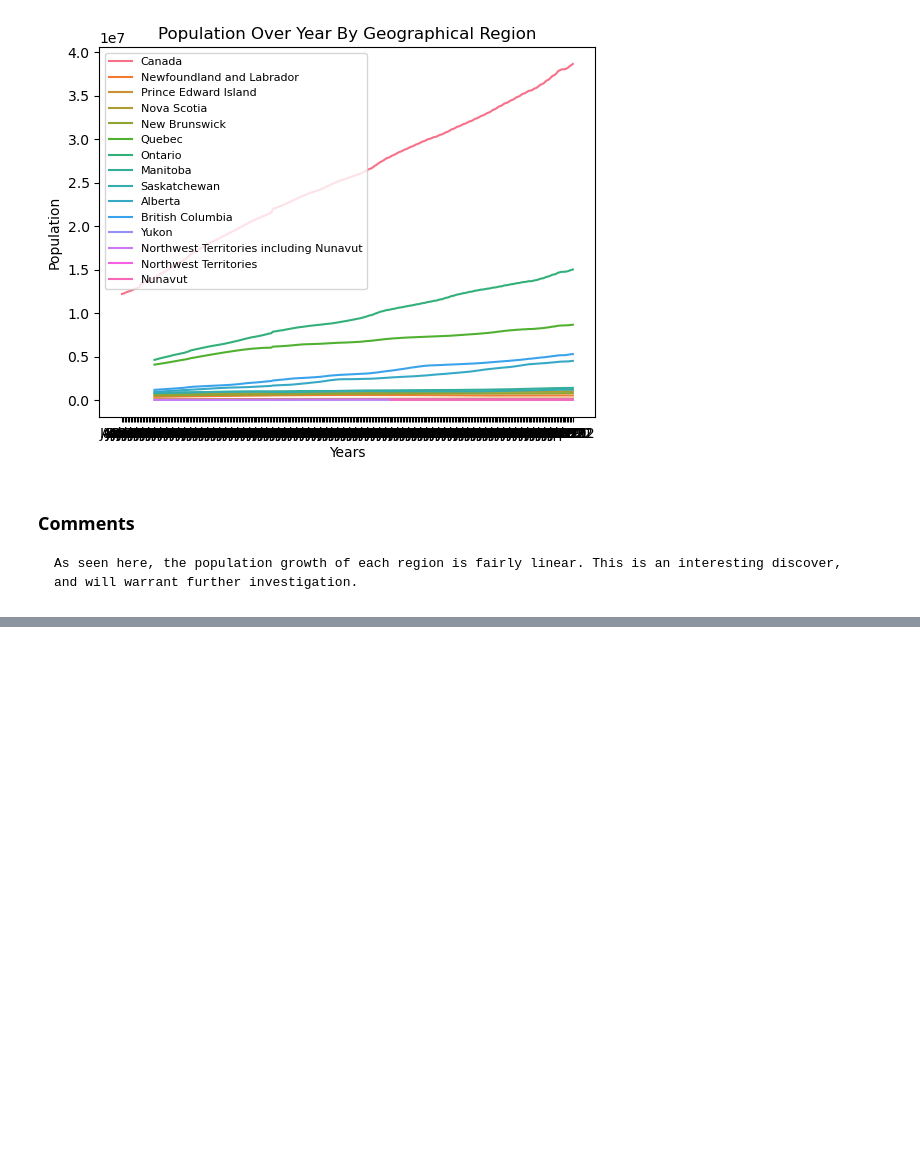
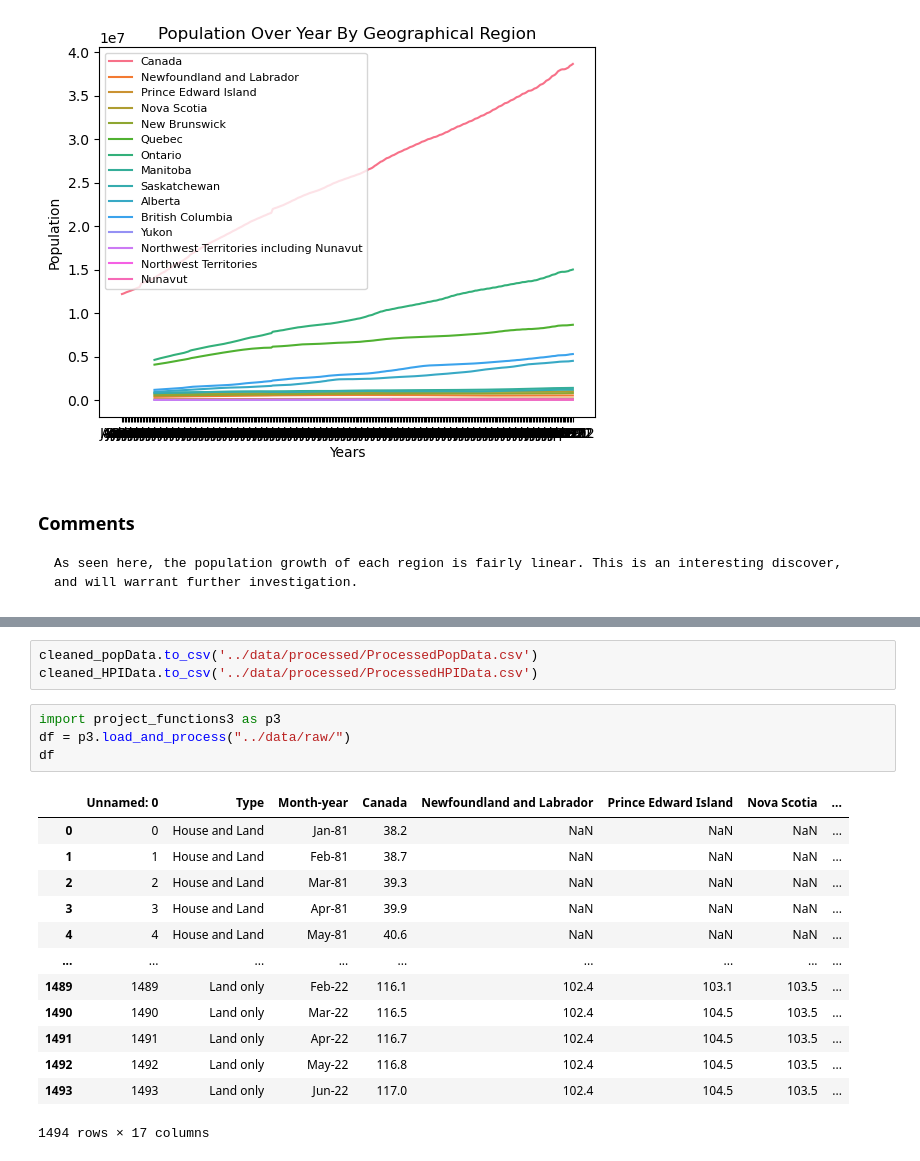
Before and after one commit to ubco-W2022T1-cosc301/group13, a Jupyter notebook: notebooks/analysis3.ipynb, the cells around one changed output, grey strips where cells are left out. Saved outputs shown, nothing was run; the diff lists cells and outputs as text; blank space fills up the shorter version.

Commit message:
Task 3 (Function) completed

```diff
--- a/notebooks/analysis3.ipynb
+++ b/notebooks/analysis3.ipynb
@@ -136,0 +198,21 @@ plt.legend(fontsize='8')
+# %%
+cleaned_popData.to_csv('../data/processed/ProcessedPopData.csv')
+cleaned_HPIData.to_csv('../data/processed/ProcessedHPIData.csv')
+# %%
+import project_functions3 as p3
+df = p3.load_and_process("../data/raw/")
+df
+# %% [output]
+|  | Unnamed: 0 | Type | Month-year | Canada | Newfoundland and Labrador | Prince Edward Island | Nova Scotia | ... |
+| 0 | 0 | House and Land | Jan-81 | 38.2 | NaN | NaN | NaN | ... |
+| 1 | 1 | House and Land | Feb-81 | 38.7 | NaN | NaN | NaN | ... |
+| 2 | 2 | House and Land | Mar-81 | 39.3 | NaN | NaN | NaN | ... |
+| 3 | 3 | House and Land | Apr-81 | 39.9 | NaN | NaN | NaN | ... |
+| 4 | 4 | House and Land | May-81 | 40.6 | NaN | NaN | NaN | ... |
+| ... | ... | ... | ... | ... | ... | ... | ... | ... |
+| 1489 | 1489 | Land only | Feb-22 | 116.1 | 102.4 | 103.1 | 103.5 | ... |
+| 1490 | 1490 | Land only | Mar-22 | 116.5 | 102.4 | 104.5 | 103.5 | ... |
+| 1491 | 1491 | Land only | Apr-22 | 116.7 | 102.4 | 104.5 | 103.5 | ... |
+| 1492 | 1492 | Land only | May-22 | 116.8 | 102.4 | 104.5 | 103.5 | ... |
+| 1493 | 1493 | Land only | Jun-22 | 117.0 | 102.4 | 104.5 | 103.5 | ... |
+1494 rows × 17 columns
```
Also changed, not shown: parts of 5 cells of this notebook, 3 other files.
